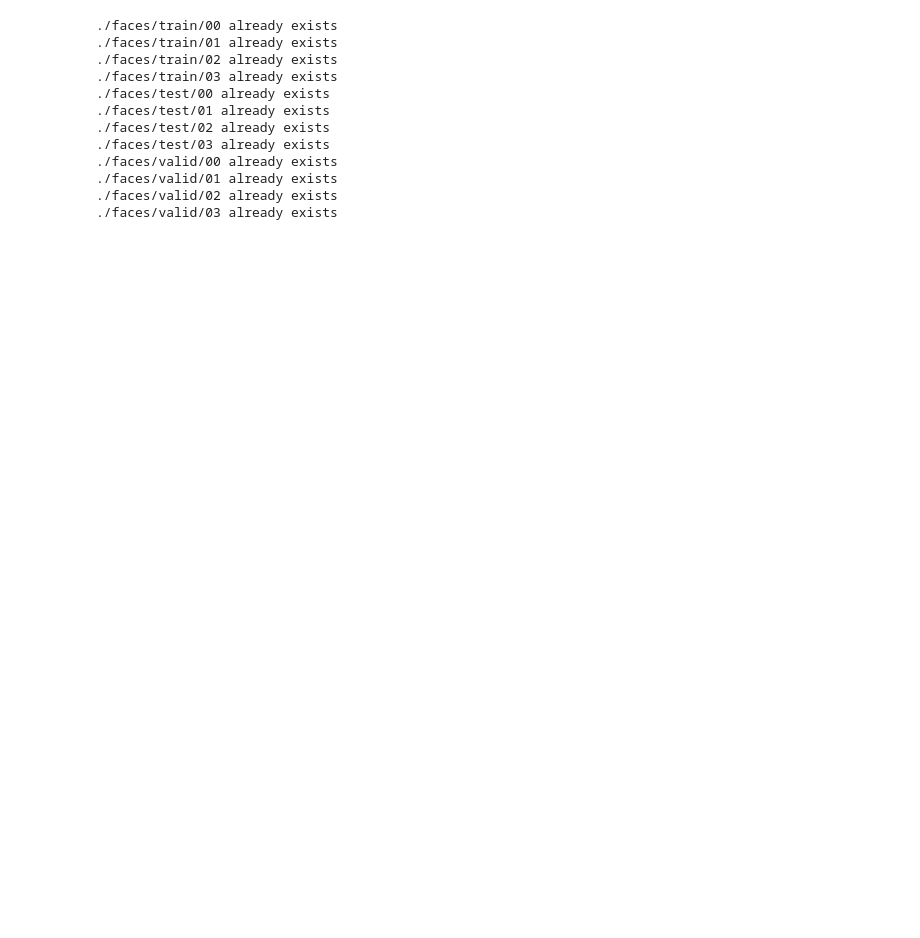
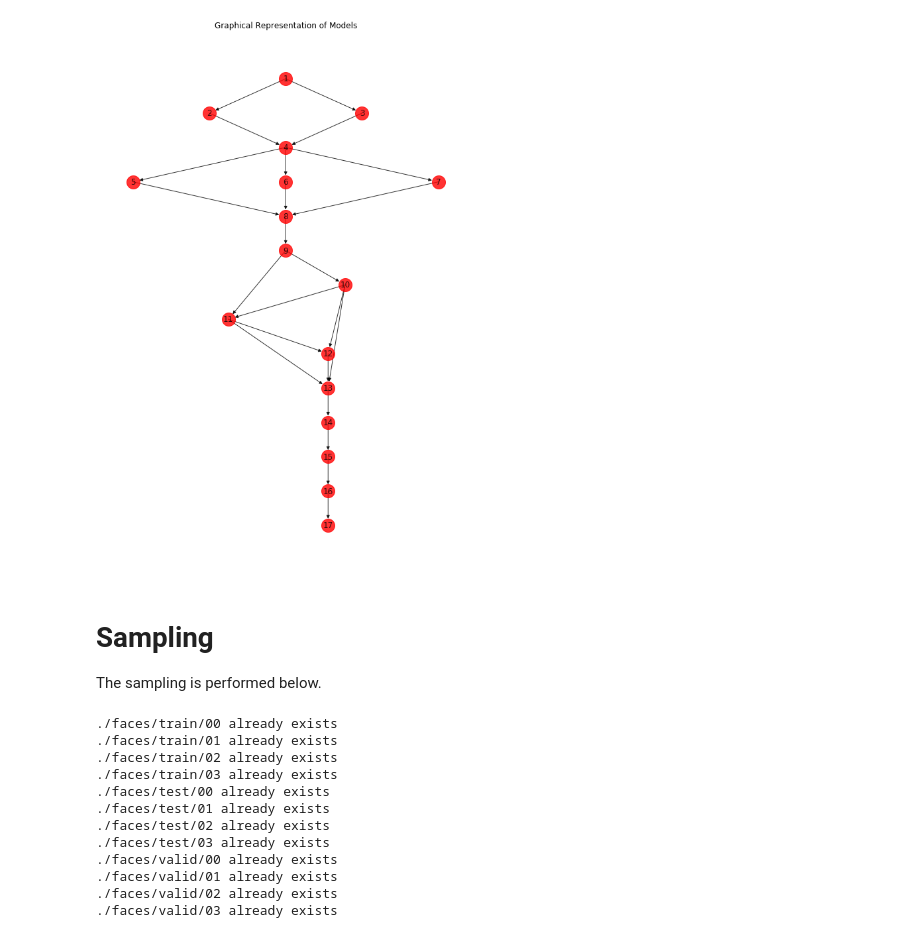
Before and after one commit to oneoffcoder/jupyter, a Jupyter notebook: data-science/chernoff-faces.ipynb, the cells around one changed output. Drawn from its saved outputs; the diff is of its cells as text; code cells hidden in the pictures; blank space fills up the shorter version.

```diff
--- a/data-science/chernoff-faces.ipynb
+++ b/data-science/chernoff-faces.ipynb
@@ -3 +30,47 @@
+# %%
+import matplotlib.pyplot as plt
+import networkx as nx
+import numpy as np
+
+np.random.seed(37)
+
+G = nx.DiGraph()
+G.add_edges_from([
+    (1, 2),
+    (1, 3),
+    (2, 4), (3, 4),
+    (4, 5),
+    (4, 6),
+    (4, 7),
+    (5, 8), (6, 8), (7, 8),
+    (8, 9),
+    (9, 10),
+    (9, 11), (10, 11),
+    (10, 12), (11, 12),
+    (10, 13), (11, 13), (12, 13),
+    (13, 14),
+    (14, 15),
+    (15, 16),
+    (16, 17)
+])
+
+fig, ax = plt.subplots(figsize=(10, 15))
+options = {
+    'node_color': 'red',
+    'node_size': 400,
+    'width': 1,
+    'alpha': 0.8
+}
+pos = nx.nx_agraph.graphviz_layout(G, prog='dot')
+
+nx.draw(G, with_labels=True, ax=ax, pos=pos, **options)
+ax.set_title('Graphical Representation of Models')
+plt.axis('off')
+plt.show()
+# %% [output]
+[figure, added]
+# %% [markdown]
+# Sampling
+
+The sampling is performed below.
 # %%
```
Also changed, not shown: parts of 11 cells of this notebook, 2 other files.
